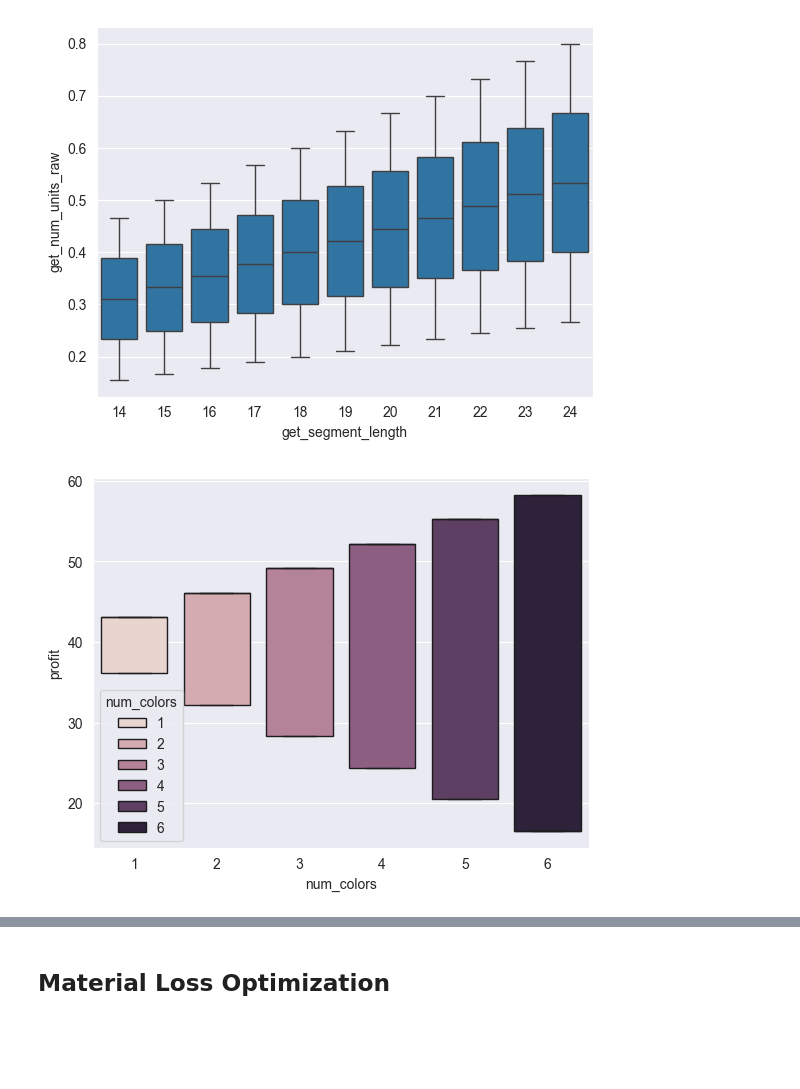
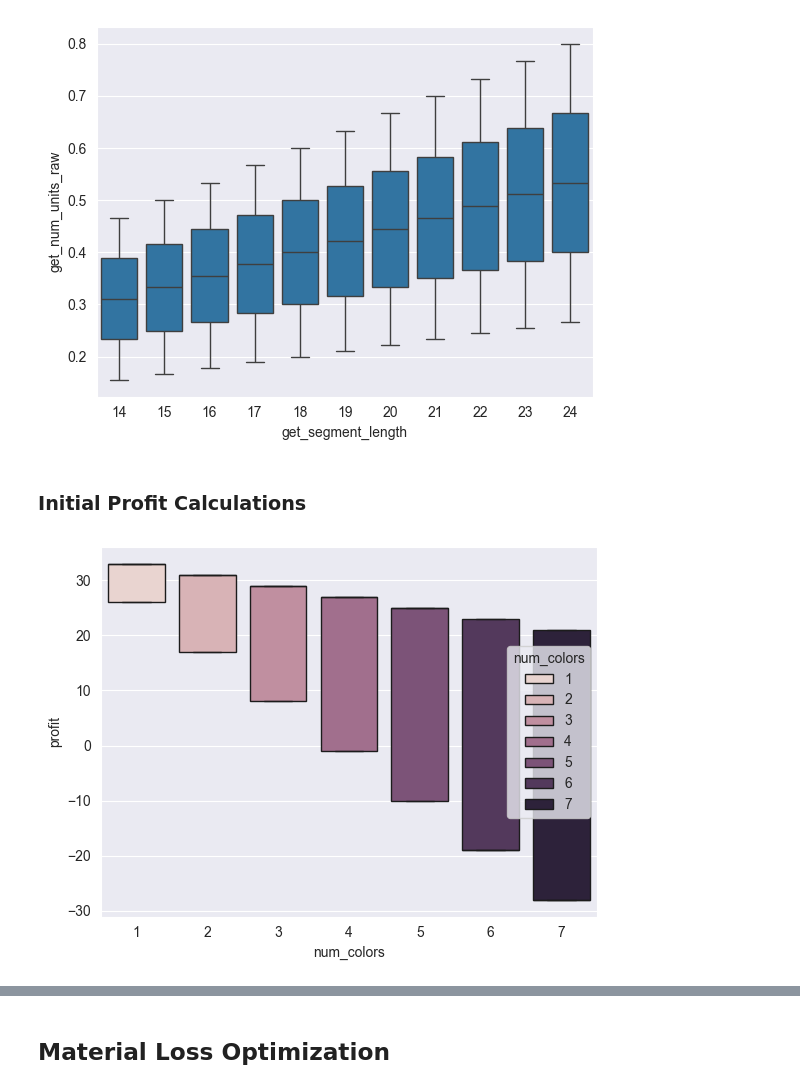
Before and after one commit to DanielLevenstein/Product_Profitability_Study, a Jupyter notebook: product_pricing.ipynb, the cells around one changed output, grey strips where cells are left out. Cells and saved outputs as stored; diff of their text form; code cells hidden in the pictures; blank space fills up the shorter version.

```diff
--- a/product_pricing.ipynb
+++ b/product_pricing.ipynb
@@ -24,2 +9,17 @@ MATERIAL_PRICE: $6.41
 - Product has 3 parameters which can be customized for each user basis. Length, Weight, and Color.
 - In my generated test data I am maxing out on a length of 20 inches.
+# %%
+# products start at $35 and cost $5 extra for each additional color
+import numpy as np
+import pandas as pd
+# Initial values provided by client
+MATERIAL_PRICE = 7
+BASE_PRICE= 35
+COST_PER_COLOR = 5
+print(f"BASE PRICE: ${BASE_PRICE}")
+print(f"COST PER COLOR: ${COST_PER_COLOR}")
+print(f"MATERIAL PRICE: ${MATERIAL_PRICE}")
+DEFAULT_LENGTH = 12
+DEFAULT_WIDTH = 8
+MATERIAL_LOSS = 8
+INCHES_PER_UNIT = 15 * 12
@@ -27,10 +33,9 @@ MATERIAL_PRICE: $6.41
 # Generating test data
 import pandas as pd
 
-INCHES_PER_UNIT = 15 * 12
 MAX_WIDTH = 12
 MAX_LENGTH = 16
-MAX_NUM_COLORS = 6
+MAX_NUM_COLORS = 7
 width_list = list(range(4, MAX_WIDTH + 1, 2))
 length_list = list(range(6, MAX_LENGTH + 1))
 color_list = list(range(1,MAX_NUM_COLORS + 1))
@@ -71,20 +78,25 @@ import seaborn as sns
 sns.boxplot(data=df_build_stats, x='get_segment_length', y='get_num_units_raw');
 # %% [output]
 [figure]
+# %% [markdown]
+### Initial Profit Calculations
 # %%
 # Check if there is a profit margin in the worst case scenarios.
-df_price = df.copy()
-COST_PER_UNIT = (15 / 2) + MATERIAL_PRICE  #Two units per order plus shipping and handling
-PROCESS_TIME_PER_ORDER = .45
-COST_PER_COLOR = 10
-df_price['price'] = BASE_PRICE + df_price['num_colors'] * COST_PER_COLOR
-df_price['num_units'] = df_build_stats['get_num_units_raw'].round(1) * df_build_stats['num_colors']
-df_price['num_units_rounded'] = np.ceil(df_build_stats['get_num_units_raw'] * 2)/2 * df_build_stats['num_colors']
-df_price['material_loss'] = df_price['num_units_rounded'] - df_price['num_units']
-df_price['material_length'] = df_build_stats['get_segment_length'] * df_build_stats['get_num_segments']
-df_price['material_cost']= df_price['num_units_rounded'] * COST_PER_UNIT
-df_price['profit']= df_price['price'] - df_price['material_cost']
+df_price0 = df.copy()
+SHIPPING_PRICE = 7
+COST_PER_UNIT = SHIPPING_PRICE + MATERIAL_PRICE
+def calculate_profit(df_dimensions,  df_build, cost_per_unit):
+    df_price = df_dimensions.copy()
+    df_price['price'] = BASE_PRICE + df_price['num_colors'] * COST_PER_COLOR
+    df_price['num_units'] = df_build['get_num_units_raw'].round(1) * df_build['num_colors']
+    df_price['num_units_rounded'] = np.ceil(df_build['get_num_units_raw'] * 2) / 2 * df_build['num_colors']
+    df_price['material_loss'] = df_price['num_units_rounded'] - df_price['num_units']
+    df_price['material_length'] = df_build['get_segment_length'] * df_build['get_num_segments']
+    df_price['material_cost']= df_price['num_units_rounded'] * cost_per_unit
+    df_price['profit']= df_price['price'] - df_price['material_cost']
+    return df_price
 # Making copy of data for backup
-sns.boxplot(data=df_price, x='num_colors', y='profit', hue='num_colors');
+df_price0 = calculate_profit(df_price0, df_build_stats, COST_PER_UNIT)
+sns.boxplot(data=df_price0, x='num_colors', y='profit', hue='num_colors');
 # %% [output]
-[figure, old version]
+[figure, new version]
```
Also changed, not shown: parts of 32 cells of this notebook, 2 other files.
